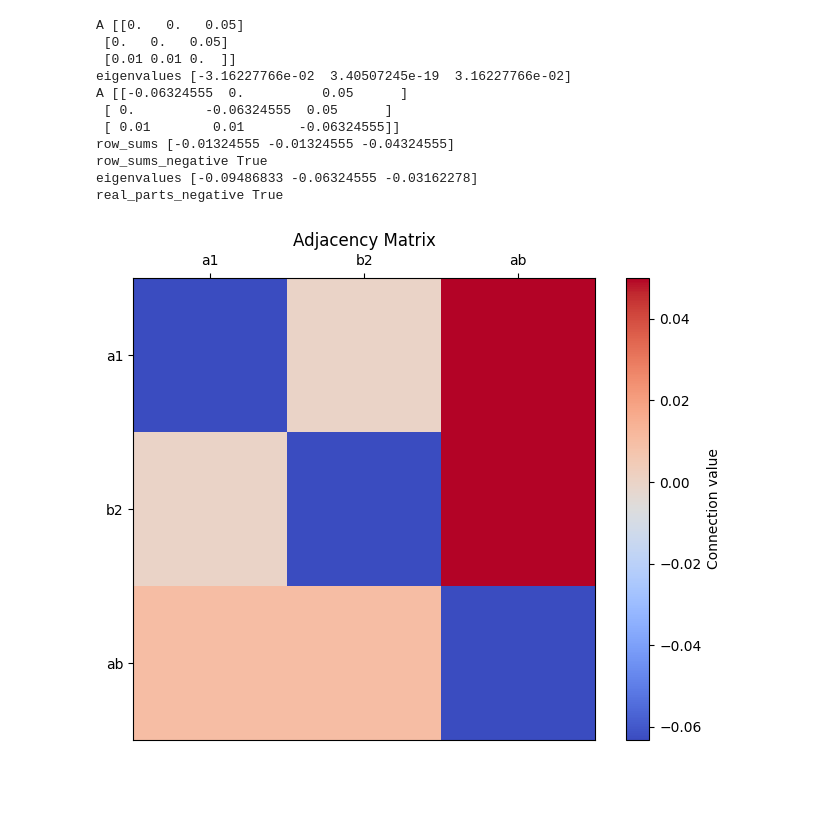
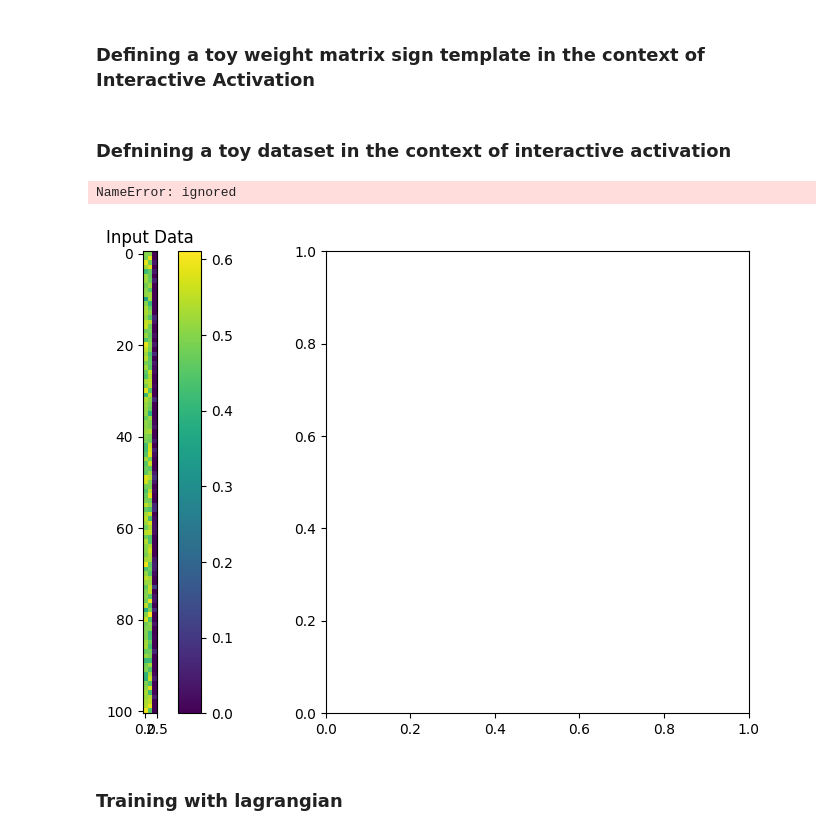
Before and after one commit to THANNAGA/Lagrangian, a Jupyter notebook: GLV_bounded_lagrangian.ipynb, the cells around one changed output. Cells and saved outputs as stored; diff of their text form; code cells hidden in the pictures; blank space fills up the shorter version.

```diff
--- a/GLV_bounded_lagrangian.ipynb
+++ b/GLV_bounded_lagrangian.ipynb
@@ -3,3 +118,5 @@
+# %% [markdown]
+### Defining a toy weight matrix sign template in the context of Interactive Activation
 # %%
 # Define a function to check if a token is a word
 def is_word(token):
@@ -82,18 +156,66 @@ def stabilize_matrix(A, show=True):
 # %%
-#tokens = ['a1', 'b2', 'c1', 'd2', 'a1b2', 'c1d2', 'a1d2']
+#tokens = ['a1', 'b2', 'c1', 'd2', 'ab', 'cd', 'ad']
 tokens = ['a1', 'b2', 'ab']
+n = len(tokens)
 A = create_matrix(tokens = tokens)
-A = stabilize_matrix(A)
-# %% [output]
-A [[0.   0.   0.05]
- [0.   0.   0.05]
- [0.01 0.01 0.  ]]
-eigenvalues [-3.16227766e-02  3.40507245e-19  3.16227766e-02]
-A [[-0.06324555  0.          0.05      ]
- [ 0.         -0.06324555  0.05      ]
- [ 0.01        0.01       -0.06324555]]
-row_sums [-0.01324555 -0.01324555 -0.04324555]
-row_sums_negative True
-eigenvalues [-0.09486833 -0.06324555 -0.03162278]
-real_parts_negative True
-[figure, removed]
+# %% [markdown]
+### Defnining a toy dataset in the context of interactive activation
+# %%
+# Adjust the word to letter mapping to account for the position of the letters
+word_to_letters = {word: [f'{letter}{i+1}' for i, letter in enumerate(word)] for word in tokens if is_word(word)}
+
+# Initialize empty lists for input and target data
+input_data = []
+target_data = []
+
+# Iterate over all word tokens
+value = 0.5
+for word, letters in word_to_letters.items():
+    # Create input and target vectors for each word
+    input_vector = [value if token in letters else 0 for token in tokens]
+    target_vector = input_vector.copy()
+    target_vector[tokens.index(word)] = value  # Set the corresponding word token to 1 in the target vector
+
+    # Add the input and target vectors to the data
+    input_data.append(input_vector)
+    target_data.append(target_vector)
+
+    # Create k variants with small perturbations
+    for _ in range(100):
+        perturbed_input_vector = [value + 0.05 * np.random.randn() for value in input_vector]
+        # Make sure values are within [0, 1]
+        perturbed_input_vector = np.clip(perturbed_input_vector, 0, 1)
+        input_data.append(perturbed_input_vector)
+        target_data.append(target_vector)
+
+# Convert the lists to numpy arrays
+input_data = np.array(input_data)
+target_data = np.array(target_data)
+
+# Plot the input and target data
+fig, ax = plt.subplots(ncols=2, figsize=(12, 6))
+
+# Input data
+cax = ax[0].imshow(input_data, cmap='viridis')
+fig.colorbar(cax, ax=ax[0])
+ax[0].set_title('Input Data')
+ax[0].set_xticks(np.arange(n))
+ax[0].set_xticklabels(tokens)
+
+# Target data
+cax = ax[1].imshow(target_data, cmap='viridis')
+fig.colorbar(cax, ax=ax[1])
+ax[1].set_title('Target Data')
+ax[1].set_xticks(np.arange(n))
+ax[1].set_xticklabels(tokens)
+
+plt.show()
+
+# Assuming you have input_data and target_data as numpy arrays
+input_data_torch = torch.from_numpy(input_data).float()
+target_data_torch = torch.from_numpy(target_data).float()
+# %% [output]
+NameError: ignored
+[figure, added]
+# %% [markdown]
+### Training with lagrangian
```
Also changed, not shown: parts of 12 cells of this notebook.
